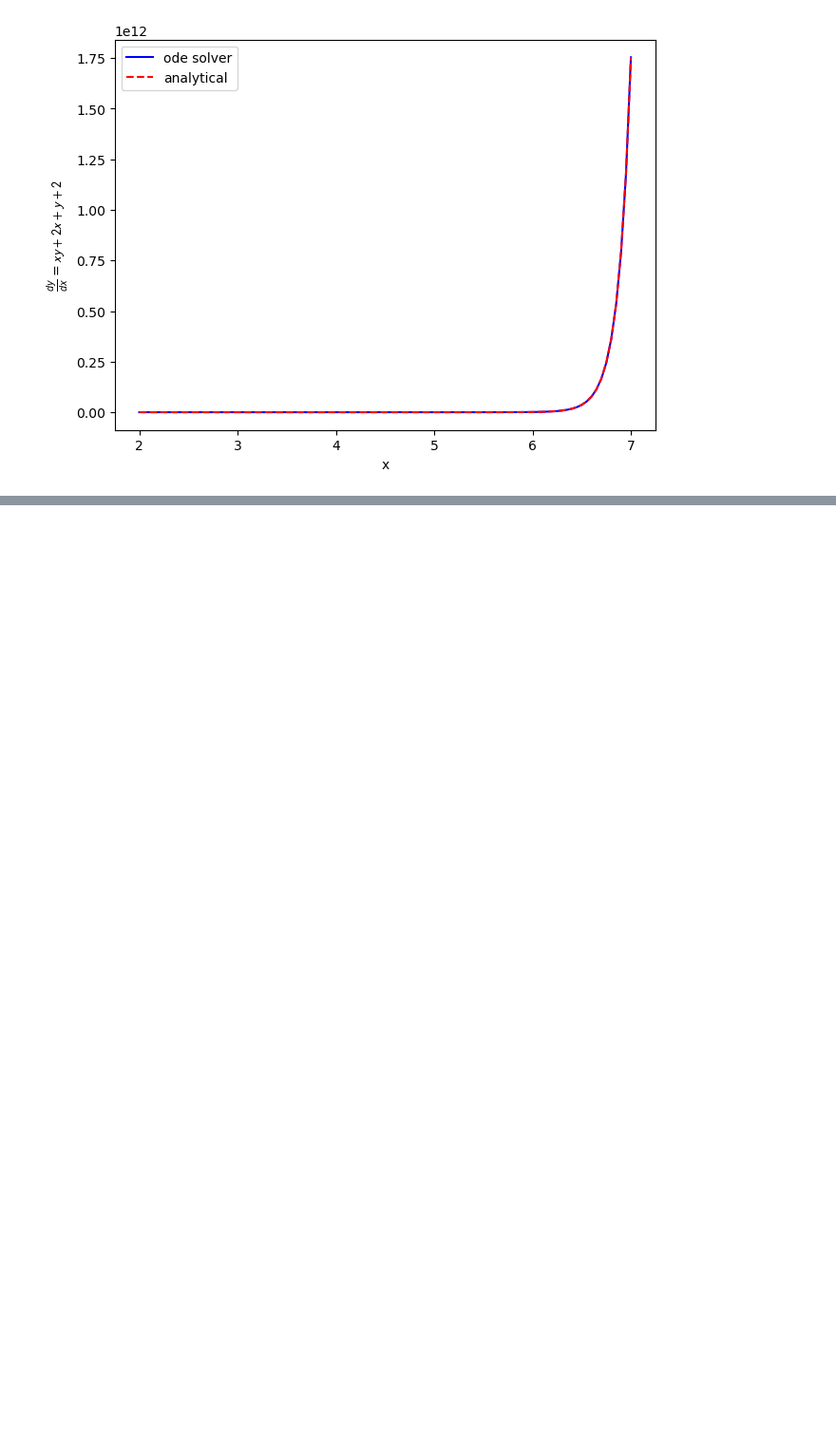
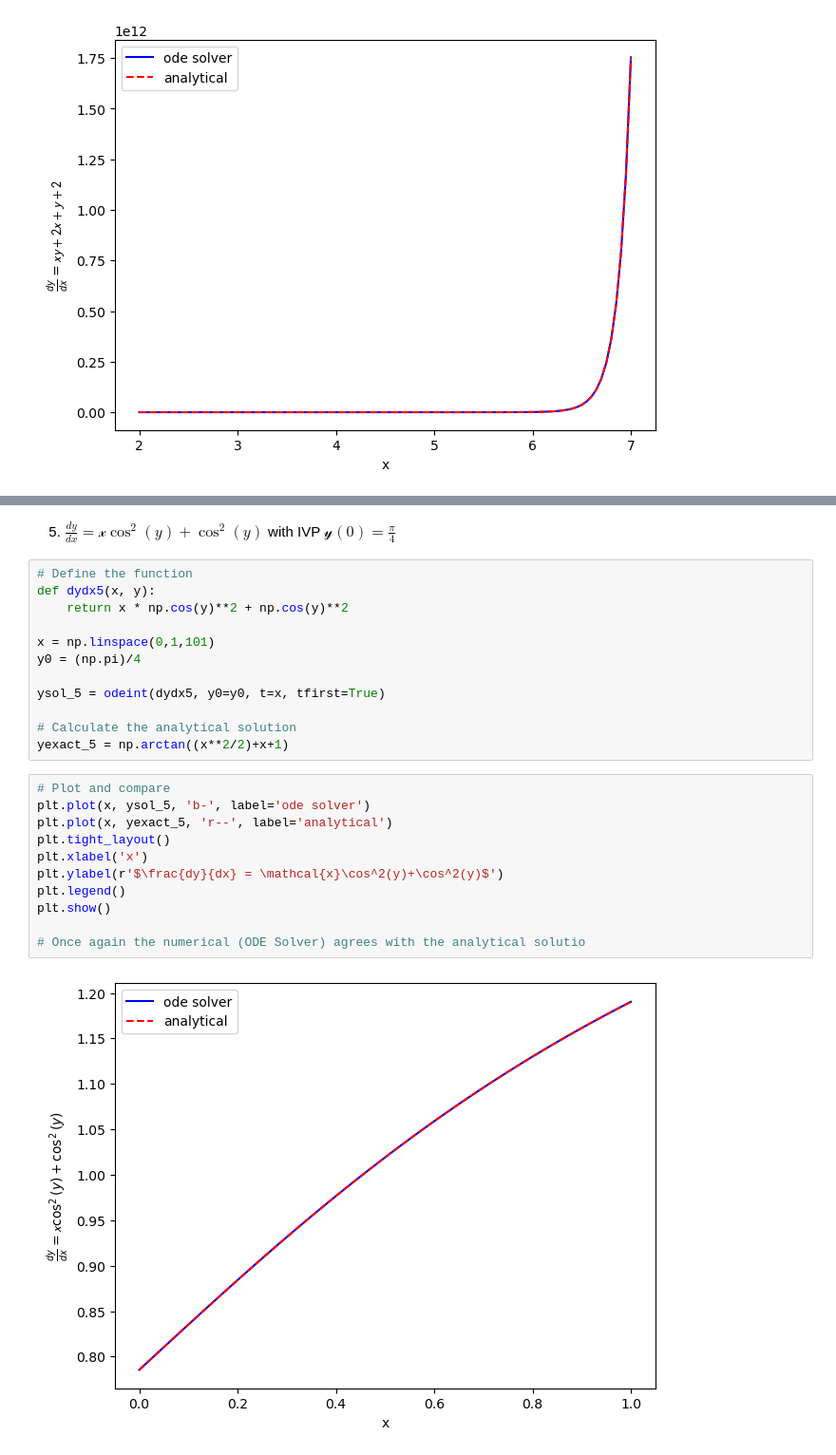
Before and after one commit to MuhammadUtoro/Numerical-Analysis, a Jupyter notebook: ODE_Practice_1.ipynb, the cells around one changed output, grey strips where cells are left out. Shown at 95% size. Cells and saved outputs as stored; diff of their text form; blank space fills up the shorter version.

```diff
--- a/ODE_Practice_1.ipynb
+++ b/ODE_Practice_1.ipynb
@@ -87,0 +116,27 @@ plt.show()
+# %% [markdown]
+5. $\frac{dy}{dx} = \mathcal{x}\cos^2(y)+\cos^2(y)$ with IVP $\mathcal{y(0) = \frac{\pi}{4}}$
+# %%
+# Define the function
+def dydx5(x, y):
+    return x * np.cos(y)**2 + np.cos(y)**2
+
+x = np.linspace(0,1,101)
+y0 = (np.pi)/4
+
+ysol_5 = odeint(dydx5, y0=y0, t=x, tfirst=True)
+
+# Calculate the analytical solution
+yexact_5 = np.arctan((x**2/2)+x+1)
+# %%
+# Plot and compare
+plt.plot(x, ysol_5, 'b-', label='ode solver')
+plt.plot(x, yexact_5, 'r--', label='analytical')
+plt.tight_layout()
+plt.xlabel('x')
+plt.ylabel(r'$\frac{dy}{dx} = \mathcal{x}\cos^2(y)+\cos^2(y)$')
+plt.legend()
+plt.show()
+
+# Once again the numerical (ODE Solver) agrees with the analytical solutio
+# %% [output]
+[figure, added]
```
Also changed, not shown: parts of 8 cells of this notebook.
